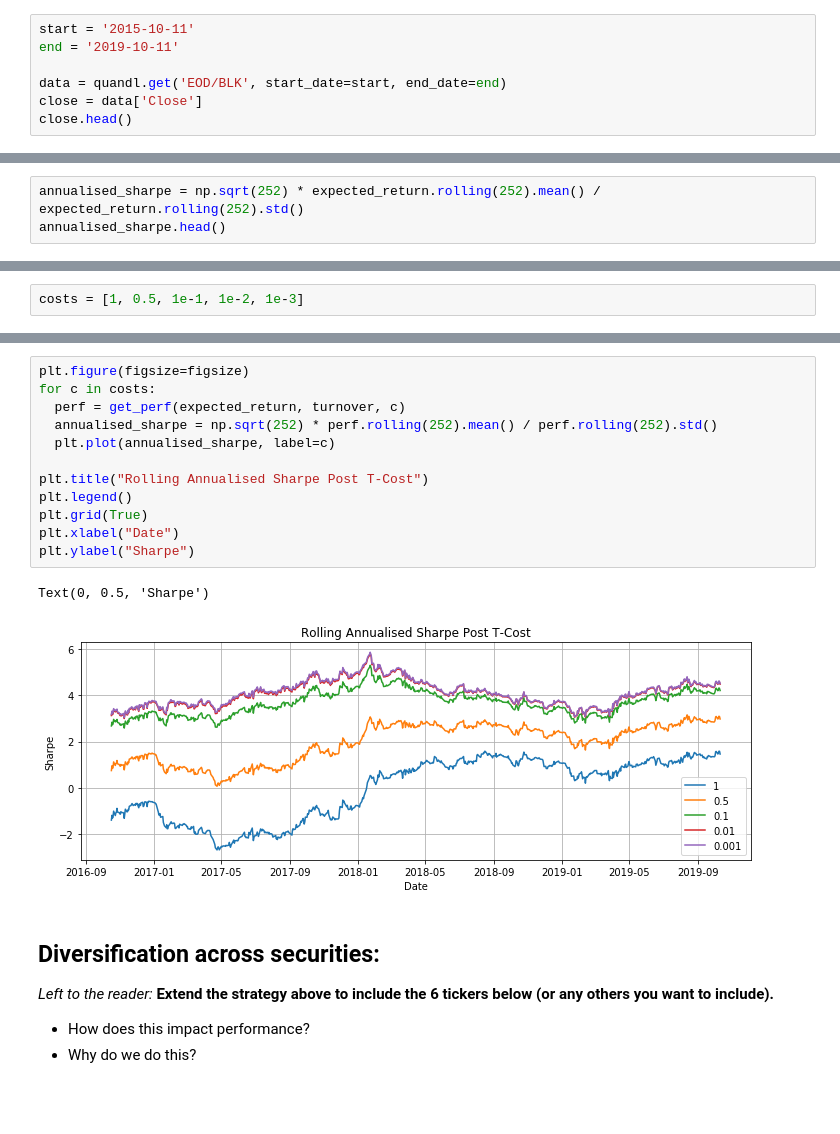
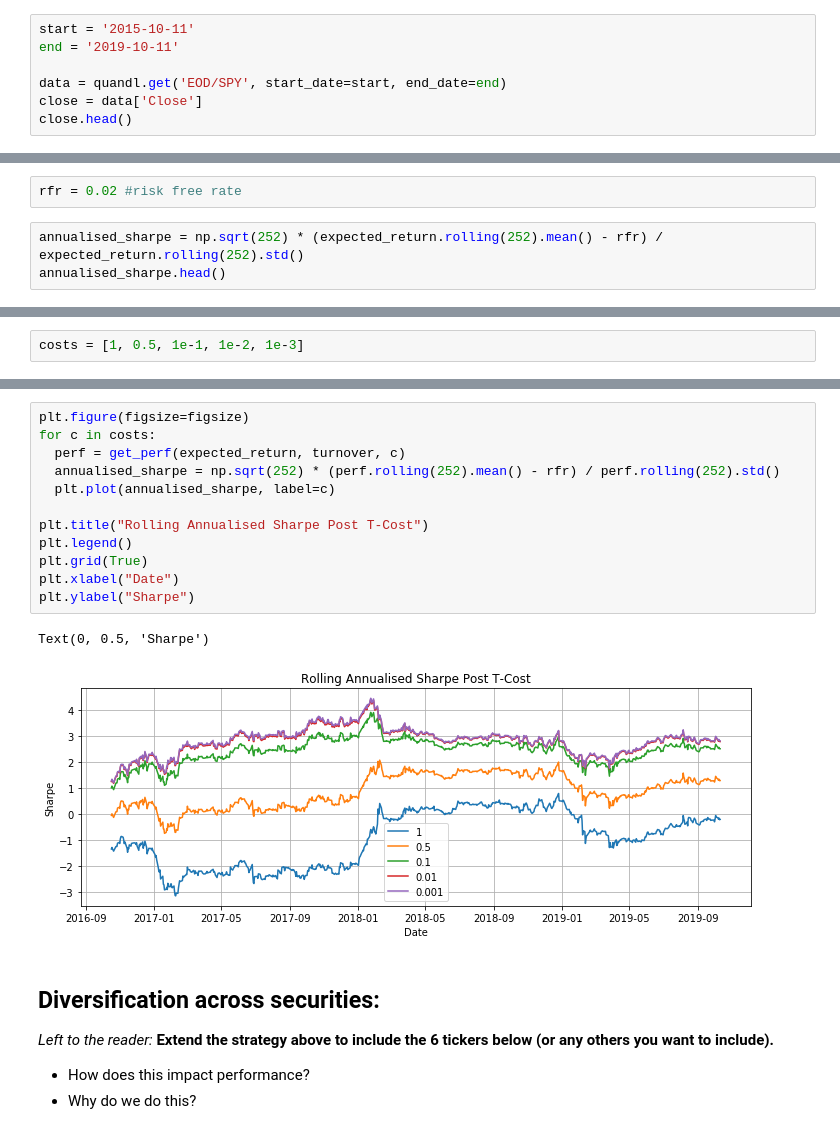
Before and after one commit to Joearrowsmith/Algothon_2019_Workshops, a Jupyter notebook: Introduction_to_Financial_Machine_Learning.ipynb, the cells around one changed output, grey strips where cells are left out. Cells and saved outputs as stored; diff of their text form; blank space fills up the shorter version.

```diff
--- a/Introduction_to_Financial_Machine_Learning.ipynb
+++ b/Introduction_to_Financial_Machine_Learning.ipynb
@@ -66,7 +66,7 @@ figsize = (12,4)
 start = '2015-10-11'
 end = '2019-10-11'
 
-data = quandl.get('EOD/BLK', start_date=start, end_date=end)
+data = quandl.get('EOD/SPY', start_date=start, end_date=end)
 close = data['Close']
 close.head()
 # %% [output]
@@ -380,7 +380,9 @@ Text(0, 0.5, 'Cum Expected Return / log($)')
 # %% [markdown]
 ## Annualised Rolling Sharpe
+# %%
+rfr = 0.02 #risk free rate
 # %%
-annualised_sharpe = np.sqrt(252) * expected_return.rolling(252).mean() / expected_return.rolling(252).std()
+annualised_sharpe = np.sqrt(252) * (expected_return.rolling(252).mean() - rfr) / expected_return.rolling(252).std()
 annualised_sharpe.head()
 # %% [output]
 Date
@@ -443,18 +445,18 @@ Text(0, 0.5, 'Expected return / log($)')
 # %%
 plt.figure(figsize=figsize)
 for c in costs:
   perf = get_perf(expected_return, turnover, c)
-  annualised_sharpe = np.sqrt(252) * perf.rolling(252).mean() / perf.rolling(252).std()
+  annualised_sharpe = np.sqrt(252) * (perf.rolling(252).mean() - rfr) / perf.rolling(252).std()
   plt.plot(annualised_sharpe, label=c)
 
 plt.title("Rolling Annualised Sharpe Post T-Cost")
 plt.legend()
 plt.grid(True)
 plt.xlabel("Date")
 plt.ylabel("Sharpe")
 # %% [output]
 Text(0, 0.5, 'Sharpe')
-[figure, old version]
+[figure, new version]
 # %% [markdown]
 ## Diversification across securities:
 
```
Also changed, not shown: parts of 28 cells of this notebook.
